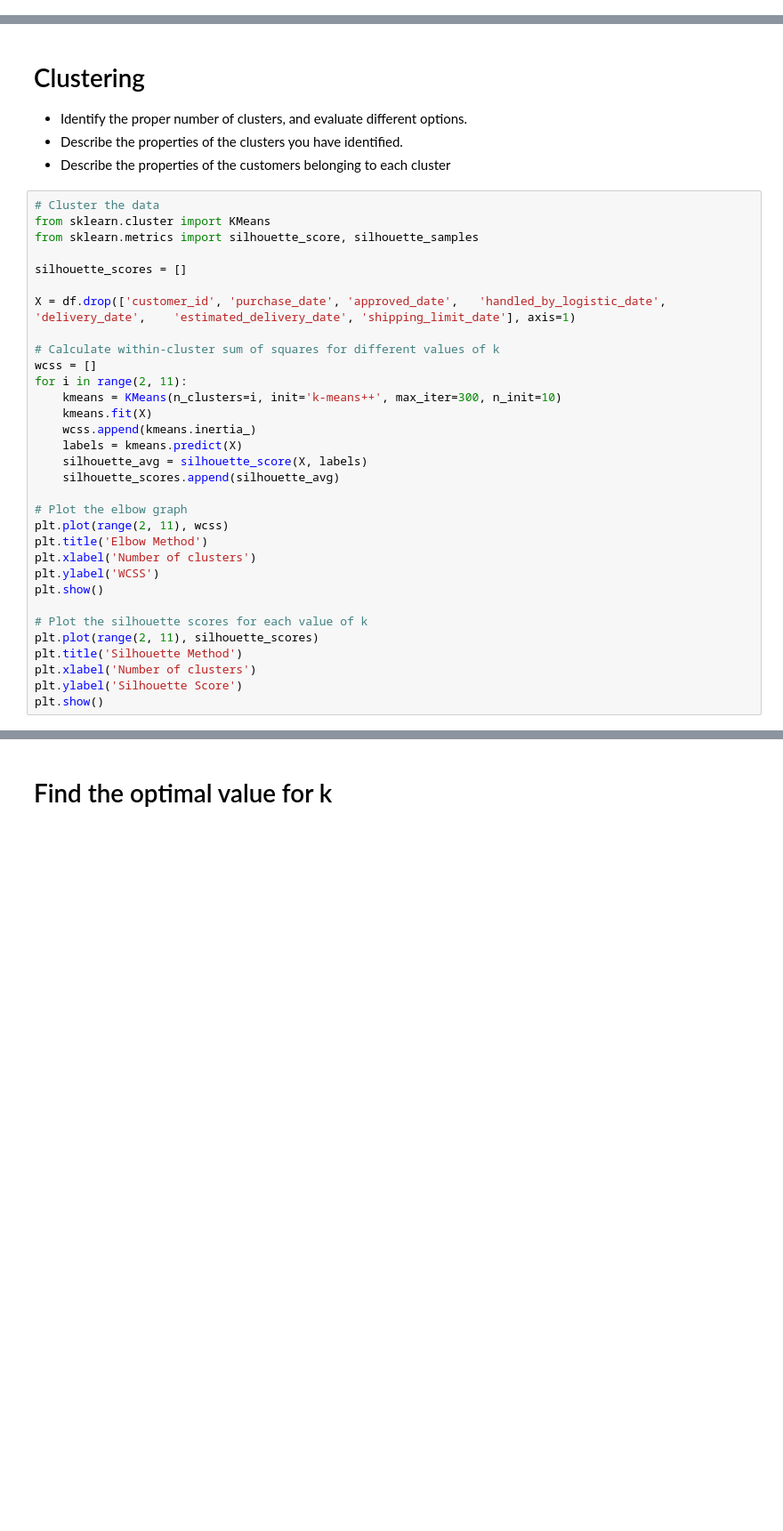
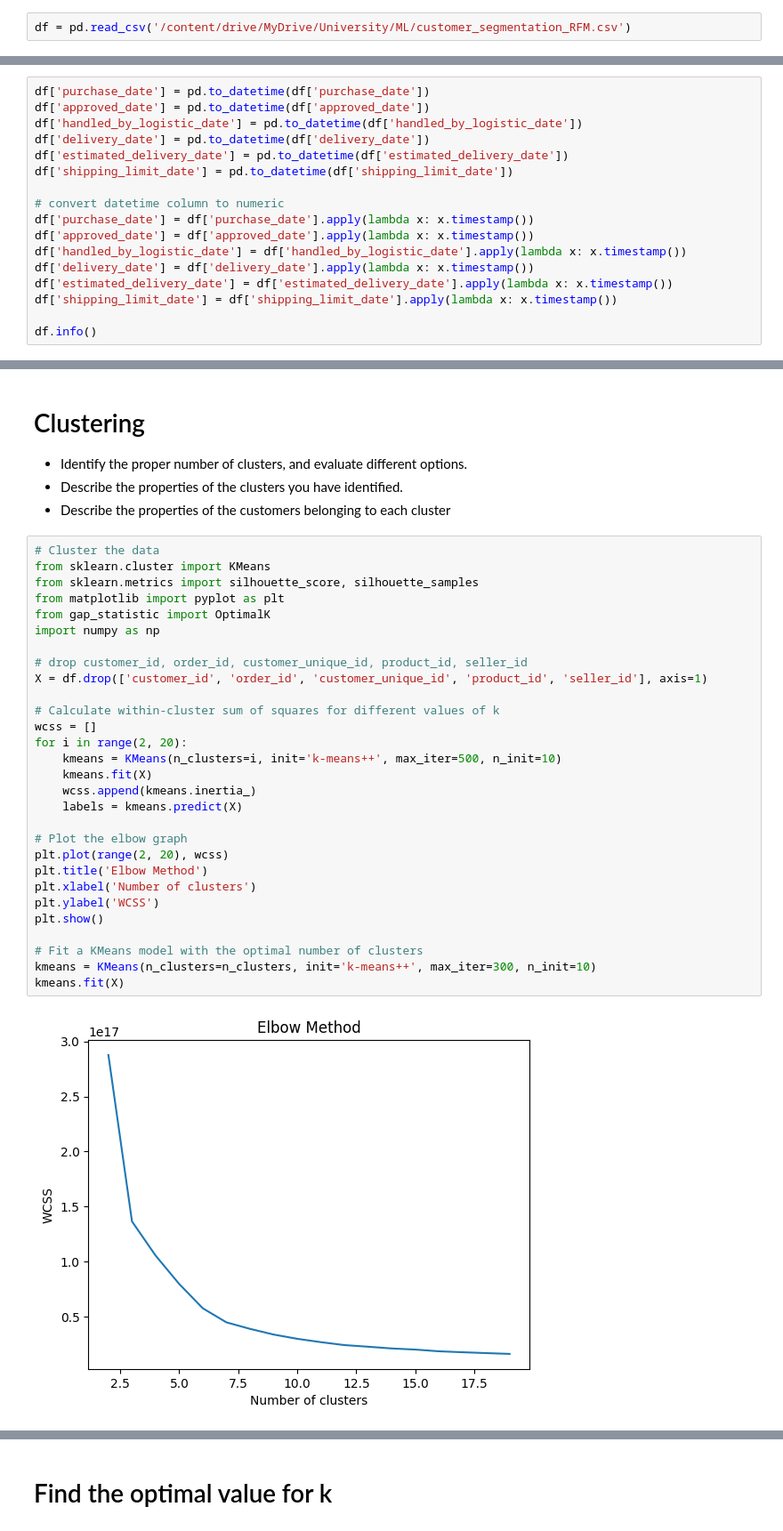
Before and after one commit to prffraia/Machine_Learning, a Jupyter notebook: 03_Clustering.ipynb, the cells around one changed output, grey strips where cells are left out. Shown at 89% size. Cells and saved outputs as stored; diff of their text form; blank space fills up the shorter version.

```diff
--- a/03_Clustering.ipynb
+++ b/03_Clustering.ipynb
@@ -2,0 +31,2 @@
+# %%
+df = pd.read_csv('/content/drive/MyDrive/University/ML/customer_segmentation_RFM.csv')
@@ -2,0 +42,17 @@
+# %%
+df['purchase_date'] = pd.to_datetime(df['purchase_date'])
+df['approved_date'] = pd.to_datetime(df['approved_date'])
+df['handled_by_logistic_date'] = pd.to_datetime(df['handled_by_logistic_date'])
+df['delivery_date'] = pd.to_datetime(df['delivery_date'])
+df['estimated_delivery_date'] = pd.to_datetime(df['estimated_delivery_date'])
+df['shipping_limit_date'] = pd.to_datetime(df['shipping_limit_date'])
+
+# convert datetime column to numeric
+df['purchase_date'] = df['purchase_date'].apply(lambda x: x.timestamp())
+df['approved_date'] = df['approved_date'].apply(lambda x: x.timestamp())
+df['handled_by_logistic_date'] = df['handled_by_logistic_date'].apply(lambda x: x.timestamp())
+df['delivery_date'] = df['delivery_date'].apply(lambda x: x.timestamp())
+df['estimated_delivery_date'] = df['estimated_delivery_date'].apply(lambda x: x.timestamp())
+df['shipping_limit_date'] = df['shipping_limit_date'].apply(lambda x: x.timestamp())
+
+df.info()
@@ -9,32 +67,31 @@
 # %%
 # Cluster the data
 from sklearn.cluster import KMeans
 from sklearn.metrics import silhouette_score, silhouette_samples
+from matplotlib import pyplot as plt
+from gap_statistic import OptimalK
+import numpy as np
 
-silhouette_scores = []
-
-X = df.drop(['customer_id', 'purchase_date', 'approved_date',	'handled_by_logistic_date',	'delivery_date',	'estimated_delivery_date', 'shipping_limit_date'], axis=1)
+# drop customer_id, order_id, customer_unique_id, product_id, seller_id
+X = df.drop(['customer_id', 'order_id', 'customer_unique_id', 'product_id', 'seller_id'], axis=1)
 
 # Calculate within-cluster sum of squares for different values of k
 wcss = []
-for i in range(2, 11):
-    kmeans = KMeans(n_clusters=i, init='k-means++', max_iter=300, n_init=10)
+for i in range(2, 20):
+    kmeans = KMeans(n_clusters=i, init='k-means++', max_iter=500, n_init=10)
     kmeans.fit(X)
     wcss.append(kmeans.inertia_)
     labels = kmeans.predict(X)
-    silhouette_avg = silhouette_score(X, labels)
-    silhouette_scores.append(silhouette_avg)
 
 # Plot the elbow graph
-plt.plot(range(2, 11), wcss)
+plt.plot(range(2, 20), wcss)
 plt.title('Elbow Method')
 plt.xlabel('Number of clusters')
 plt.ylabel('WCSS')
 plt.show()
 
-# Plot the silhouette scores for each value of k
-plt.plot(range(2, 11), silhouette_scores)
-plt.title('Silhouette Method')
-plt.xlabel('Number of clusters')
-plt.ylabel('Silhouette Score')
-plt.show()
+# Fit a KMeans model with the optimal number of clusters
+kmeans = KMeans(n_clusters=n_clusters, init='k-means++', max_iter=300, n_init=10)
+kmeans.fit(X)
+# %% [output]
+[figure, added]
```
Also changed, not shown: parts of 10 cells of this notebook.
